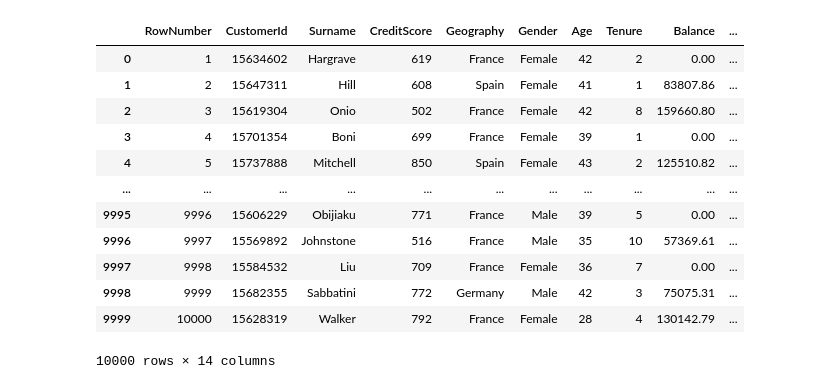
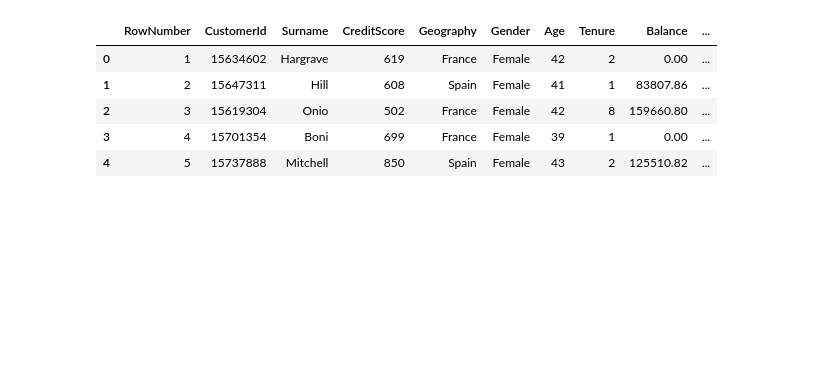
Before and after one commit to Anikettt01/BE-LP-III, a Jupyter notebook: ML/neural-network/code.ipynb, the cells around one changed output. Saved outputs shown, nothing was run; the diff lists cells and outputs as text; code cells hidden in the pictures; blank space fills up the shorter version.

```diff
--- a/ML/neural-network/code.ipynb
+++ b/ML/neural-network/code.ipynb
@@ -3,17 +10,10 @@ import pandas as pd
 # %%
 df = pd.read_csv("Churn_Modelling.csv")
-df
+df.head()
 # %% [output]
 |  | RowNumber | CustomerId | Surname | CreditScore | Geography | Gender | Age | Tenure | Balance | ... |
 | 0 | 1 | 15634602 | Hargrave | 619 | France | Female | 42 | 2 | 0.00 | ... |
 | 1 | 2 | 15647311 | Hill | 608 | Spain | Female | 41 | 1 | 83807.86 | ... |
 | 2 | 3 | 15619304 | Onio | 502 | France | Female | 42 | 8 | 159660.80 | ... |
 | 3 | 4 | 15701354 | Boni | 699 | France | Female | 39 | 1 | 0.00 | ... |
 | 4 | 5 | 15737888 | Mitchell | 850 | Spain | Female | 43 | 2 | 125510.82 | ... |
-| ... | ... | ... | ... | ... | ... | ... | ... | ... | ... | ... |
-| 9995 | 9996 | 15606229 | Obijiaku | 771 | France | Male | 39 | 5 | 0.00 | ... |
-| 9996 | 9997 | 15569892 | Johnstone | 516 | France | Male | 35 | 10 | 57369.61 | ... |
-| 9997 | 9998 | 15584532 | Liu | 709 | France | Female | 36 | 7 | 0.00 | ... |
-| 9998 | 9999 | 15682355 | Sabbatini | 772 | Germany | Male | 42 | 3 | 75075.31 | ... |
-| 9999 | 10000 | 15628319 | Walker | 792 | France | Female | 28 | 4 | 130142.79 | ... |
-10000 rows × 14 columns
```
Also changed, not shown: parts of 15 cells of this notebook.
